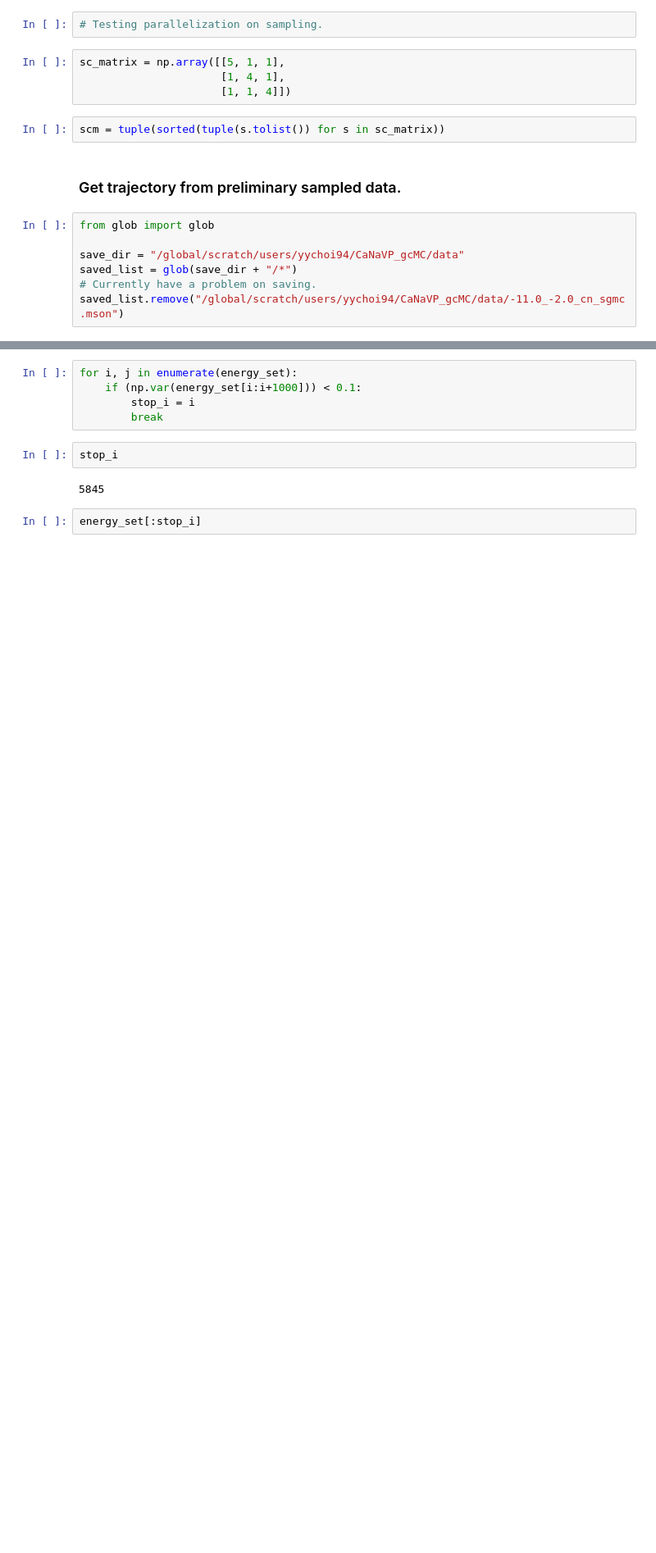
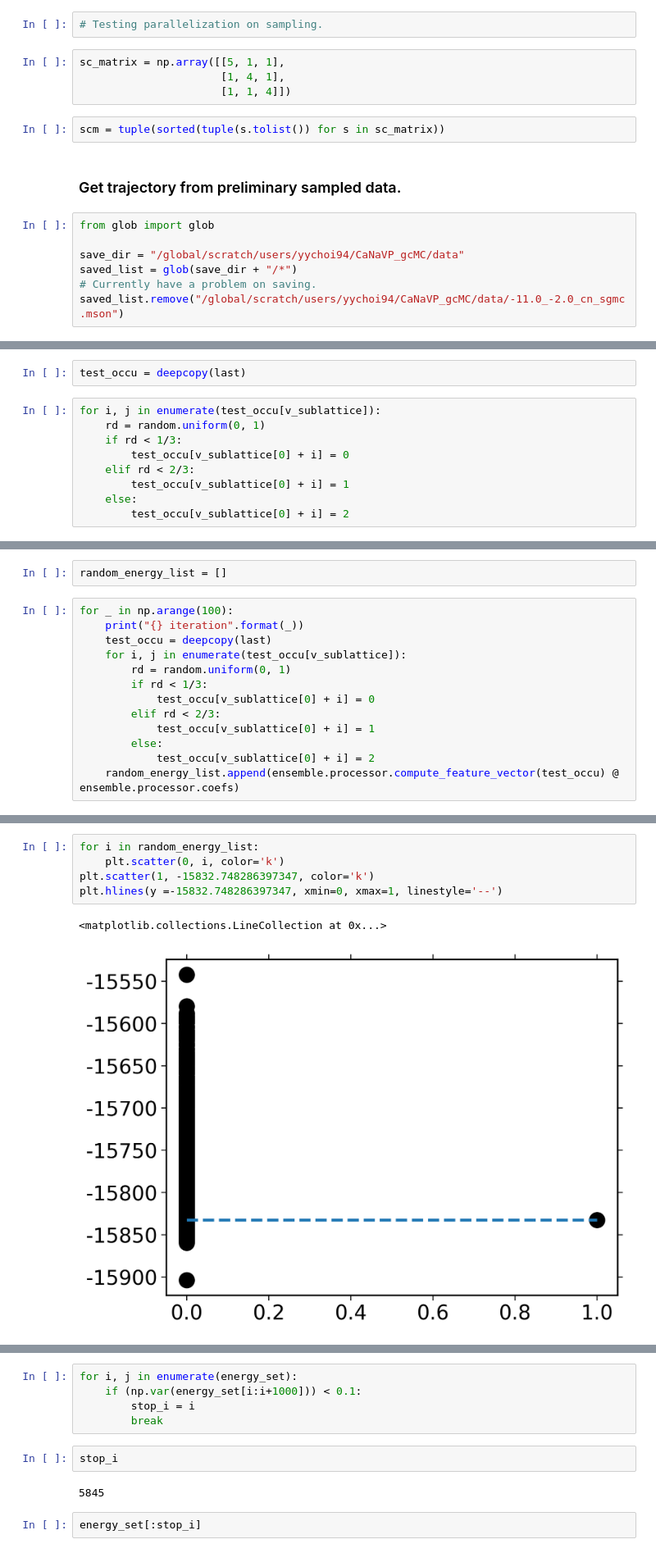
Before and after one commit to YunyeongChoi/CaNaVP, a Jupyter notebook: notebooks/test_sgmc.ipynb, the cells around one changed output, grey strips where cells are left out. Shown at 82% size. Cells and saved outputs as stored; diff of their text form; blank space fills up the shorter version.

```diff
--- a/notebooks/test_sgmc.ipynb
+++ b/notebooks/test_sgmc.ipynb
@@ -387,0 +388,11 @@ energy_set = test.get_energies()
+# %%
+test_occu = deepcopy(last)
+# %%
+for i, j in enumerate(test_occu[v_sublattice]):
+    rd = random.uniform(0, 1)
+    if rd < 1/3:
+        test_occu[v_sublattice[0] + i] = 0
+    elif rd < 2/3:
+        test_occu[v_sublattice[0] + i] = 1
+    else:
+        test_occu[v_sublattice[0] + i] = 2
@@ -387,0 +417,15 @@ energy_set = test.get_energies()
+# %%
+random_energy_list = []
+# %%
+for _ in np.arange(100):
+    print("{} iteration".format(_))
+    test_occu = deepcopy(last)
+    for i, j in enumerate(test_occu[v_sublattice]):
+        rd = random.uniform(0, 1)
+        if rd < 1/3:
+            test_occu[v_sublattice[0] + i] = 0
+        elif rd < 2/3:
+            test_occu[v_sublattice[0] + i] = 1
+        else:
+            test_occu[v_sublattice[0] + i] = 2
+    random_energy_list.append(ensemble.processor.compute_feature_vector(test_occu) @ ensemble.processor.coefs)
@@ -387,0 +450,8 @@ energy_set = test.get_energies()
+# %%
+for i in random_energy_list:
+    plt.scatter(0, i, color='k')
+plt.scatter(1, -15832.748286397347, color='k')
+plt.hlines(y =-15832.748286397347, xmin=0, xmax=1, linestyle='--')
+# %% [output]
+<matplotlib.collections.LineCollection at 0x...>
+[figure, added]
```
Also changed, not shown: parts of 24 cells of this notebook, 3 other files.
